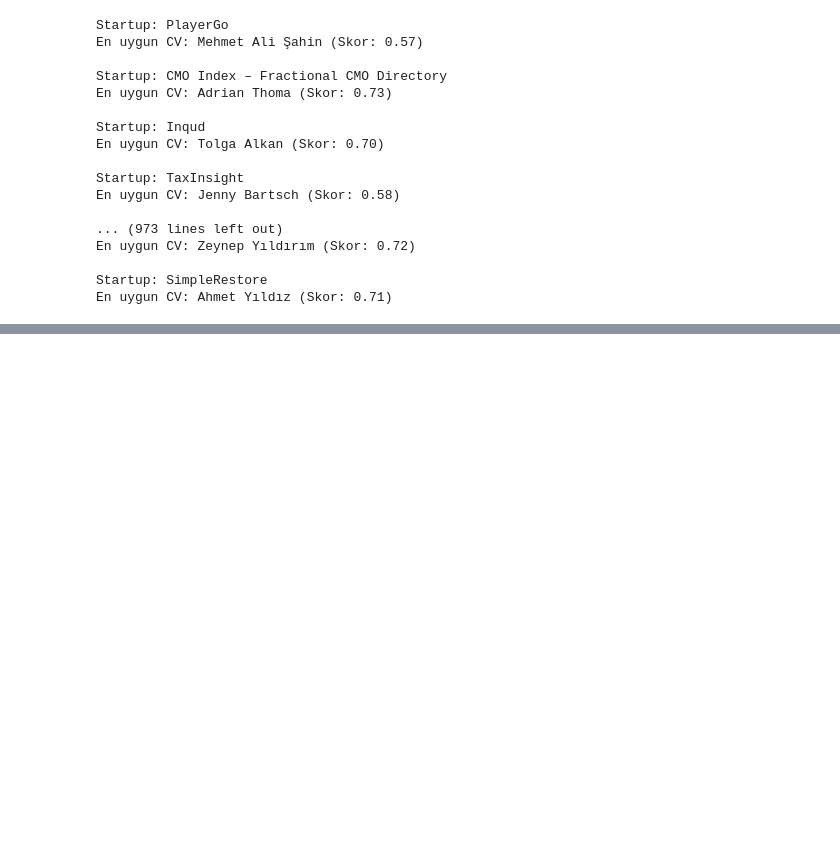
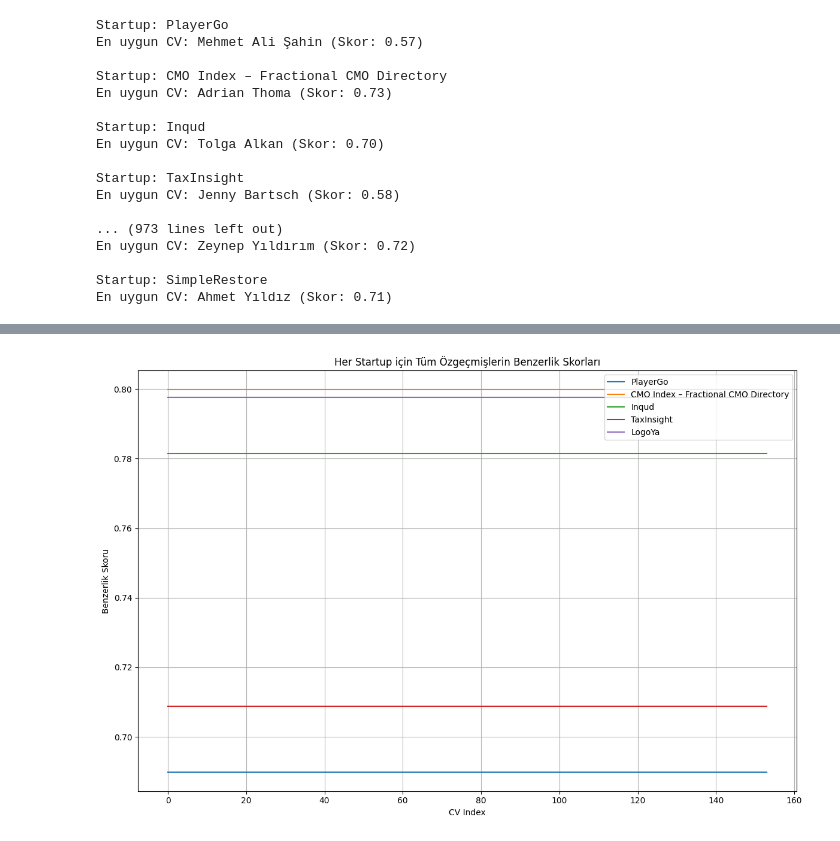
Before and after one commit to hmyrcmn/bitirme, a Jupyter notebook: deneme1.ipynb, the cells around one changed output, grey strips where cells are left out. Saved outputs shown, nothing was run; the diff lists cells and outputs as text; code cells hidden in the pictures; blank space fills up the shorter version.

```diff
--- a/deneme1.ipynb
+++ b/deneme1.ipynb
@@ -126,0 +231,30 @@ En uygun CV: Ahmet Yıldız (Skor: 0.71)
+# %%
+import matplotlib.pyplot as plt
+
+# Her bir startup için tüm özgeçmişlerin uygunluk skorlarını alın
+startup_scores = []
+
+for i in range(5):  # İlk 5 startup için
+    startup_name = startup_data[i]['business_name']
+    scores = []
+    for j in range(len(cv_data)):
+        _, score = find_best_cv_for_startup(i)
+        scores.append(score)
+    startup_scores.append(scores)
+
+# Grafik oluşturma
+plt.figure(figsize=(12, 8))
+
+# Çizgi grafik çizin
+for i in range(5):
+    plt.plot(startup_scores[i], label=startup_data[i]['business_name'])
+
+plt.xlabel('CV Index')
+plt.ylabel('Benzerlik Skoru')
+plt.title('Her Startup için Tüm Özgeçmişlerin Benzerlik Skorları')
+plt.legend(loc='upper right')
+plt.grid(True)
+plt.tight_layout()
+plt.show()
+# %% [output]
+[figure, added]
```
Also changed, not shown: parts of 7 cells of this notebook.
